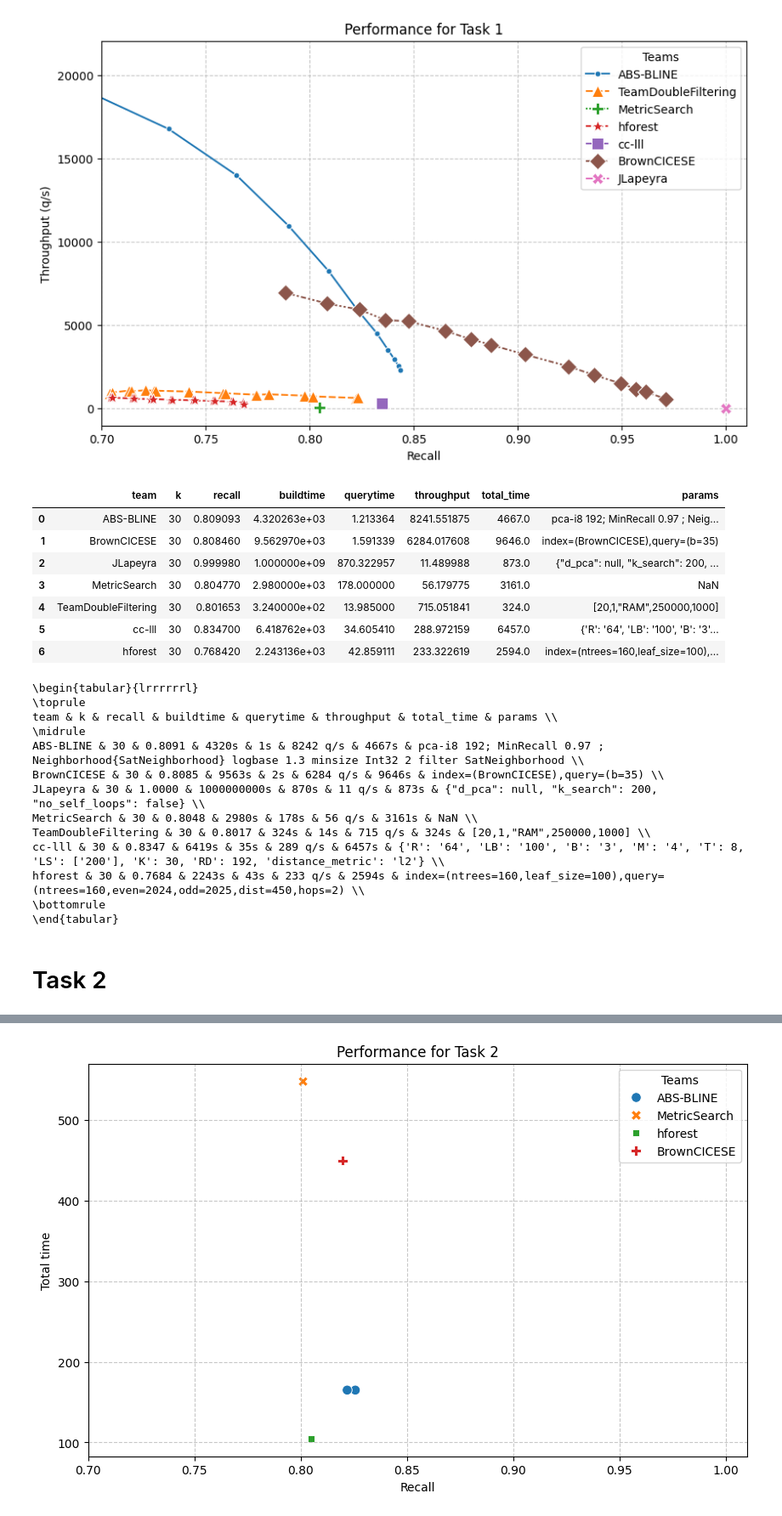
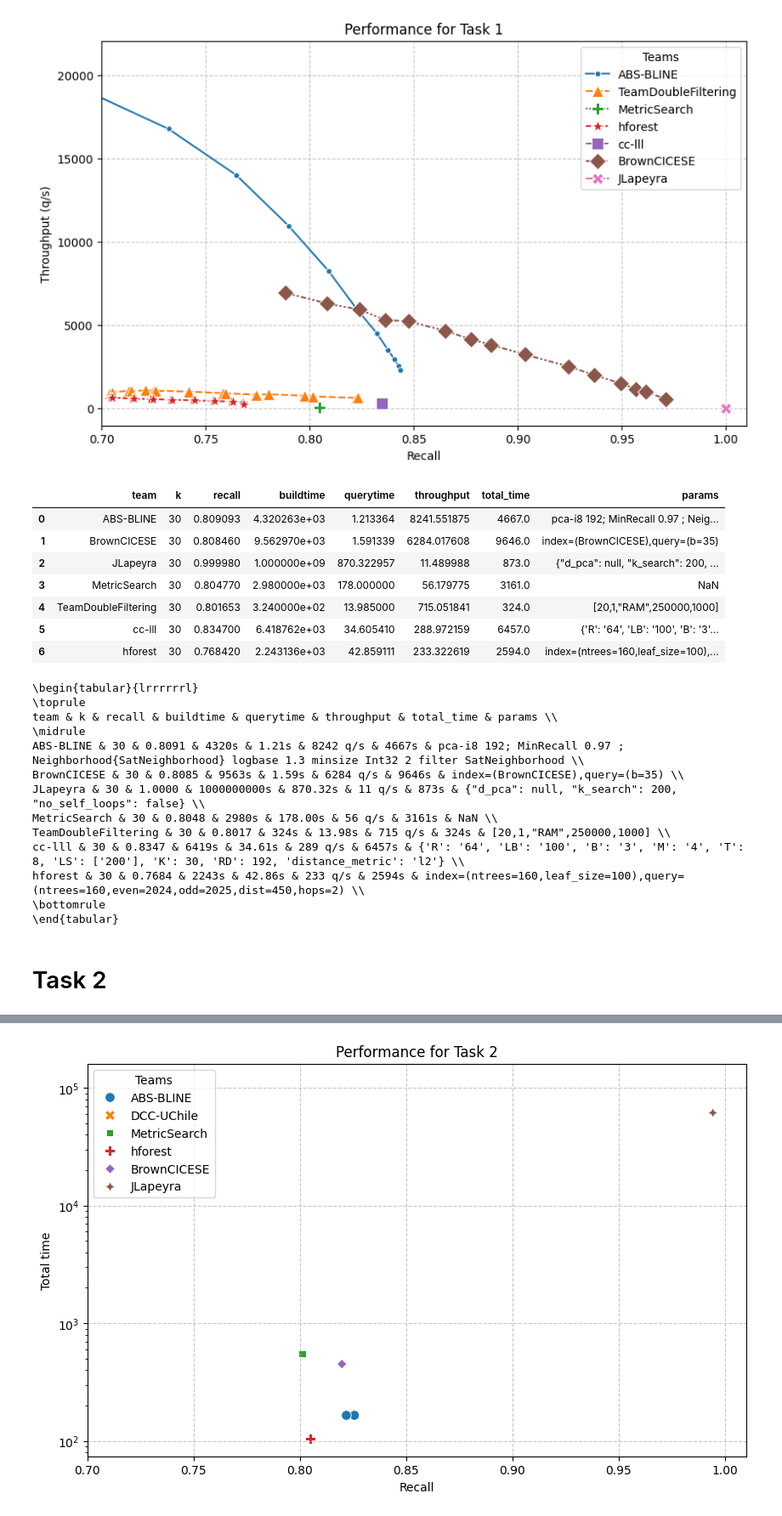
Before and after one commit to sisap-challenges/challenge2025, a Jupyter notebook: results.ipynb, the cells around one changed output, grey strips where cells are left out. Shown: that part at 85% size. Cells and saved outputs as stored; diff of their text form; code cells hidden in the pictures.

```diff
--- a/results.ipynb
+++ b/results.ipynb
@@ -95,7 +107,7 @@ R = pd.DataFrame(R)
 L = R.to_latex(index=False, formatters={
     "recall": lambda x: f"{x:.4f}",
     "buildtime": lambda x: f"{x:.0f}s",
-    "querytime": lambda x: f"{x:.0f}s",
+    "querytime": lambda x: f"{x:.2f}s",
     "total_time": lambda x: f"{x:.0f}s",
     "throughput": lambda x: f"{x:.0f} q/s",
     })
@@ -115,13 +127,13 @@ print(L)
 \toprule
 team & k & recall & buildtime & querytime & throughput & total_time & params \\
 \midrule
-ABS-BLINE & 30 & 0.8091 & 4320s & 1s & 8242 q/s & 4667s & pca-i8 192; MinRecall 0.97 ; Neighborhood{SatNeighborhood} logbase 1.3 minsize Int32 2 filter SatNeighborhood \\
-BrownCICESE & 30 & 0.8085 & 9563s & 2s & 6284 q/s & 9646s & index=(BrownCICESE),query=(b=35) \\
-JLapeyra & 30 & 1.0000 & 1000000000s & 870s & 11 q/s & 873s & {"d_pca": null, "k_search": 200, "no_self_loops": false} \\
-MetricSearch & 30 & 0.8048 & 2980s & 178s & 56 q/s & 3161s & NaN \\
-TeamDoubleFiltering & 30 & 0.8017 & 324s & 14s & 715 q/s & 324s & [20,1,"RAM",250000,1000] \\
-cc-lll & 30 & 0.8347 & 6419s & 35s & 289 q/s & 6457s & {'R': '64', 'LB': '100', 'B': '3', 'M': '4', 'T': 8, 'LS': ['200'], 'K': 30, 'RD': 192, 'distance_metric': 'l2'} \\
-hforest & 30 & 0.7684 & 2243s & 43s & 233 q/s & 2594s & index=(ntrees=160,leaf_size=100),query=(ntrees=160,even=2024,odd=2025,dist=450,hops=2) \\
+ABS-BLINE & 30 & 0.8091 & 4320s & 1.21s & 8242 q/s & 4667s & pca-i8 192; MinRecall 0.97 ; Neighborhood{SatNeighborhood} logbase 1.3 minsize Int32 2 filter SatNeighborhood \\
+BrownCICESE & 30 & 0.8085 & 9563s & 1.59s & 6284 q/s & 9646s & index=(BrownCICESE),query=(b=35) \\
+JLapeyra & 30 & 1.0000 & 1000000000s & 870.32s & 11 q/s & 873s & {"d_pca": null, "k_search": 200, "no_self_loops": false} \\
+MetricSearch & 30 & 0.8048 & 2980s & 178.00s & 56 q/s & 3161s & NaN \\
+TeamDoubleFiltering & 30 & 0.8017 & 324s & 13.98s & 715 q/s & 324s & [20,1,"RAM",250000,1000] \\
+cc-lll & 30 & 0.8347 & 6419s & 34.61s & 289 q/s & 6457s & {'R': '64', 'LB': '100', 'B': '3', 'M': '4', 'T': 8, 'LS': ['200'], 'K': 30, 'RD': 192, 'distance_metric': 'l2'} \\
+hforest & 30 & 0.7684 & 2243s & 42.86s & 233 q/s & 2594s & index=(ntrees=160,leaf_size=100),query=(ntrees=160,even=2024,odd=2025,dist=450,hops=2) \\
 \bottomrule
 \end{tabular}
 # %% [markdown]
@@ -129,7 +141,7 @@ hforest & 30 & 0.7684 & 2243s & 43s & 233 q/s & 2594s & index=(ntrees=160,leaf_s
 # %%
 plt.figure(figsize=(10, 6))
 #task1 = df[df.task == 'task1']
-task2 = df.query("task == 'task2' and total_time <= 12 * 60 * 60")
+task2 = df.query("task == 'task2'") # and total_time <= 12 * 60 * 60")
 
 display(task2)
 sns.scatterplot(x='recall', y='total_time', hue='team', style='team', markers=True, s=70, data=task2)
@@ -137,6 +149,7 @@ sns.scatterplot(x='recall', y='total_time', hue='team', style='team', markers=Tr
 plt.title('Performance for Task 2')
 plt.xlabel('Recall')
 plt.ylabel('Total time')
+plt.yscale('log')
 plt.xlim(((0.7, 1.01)))
 plt.legend(title='Teams')
 plt.grid(True, linestyle='--', alpha=0.7)
@@ -152,4 +167,4 @@ plt.show()
-[figure, old version]
+[figure, new version]
 # %%
 task2 = df.query("task == 'task2'")
 
```
Also changed, not shown: parts of 2 cells of this notebook.
